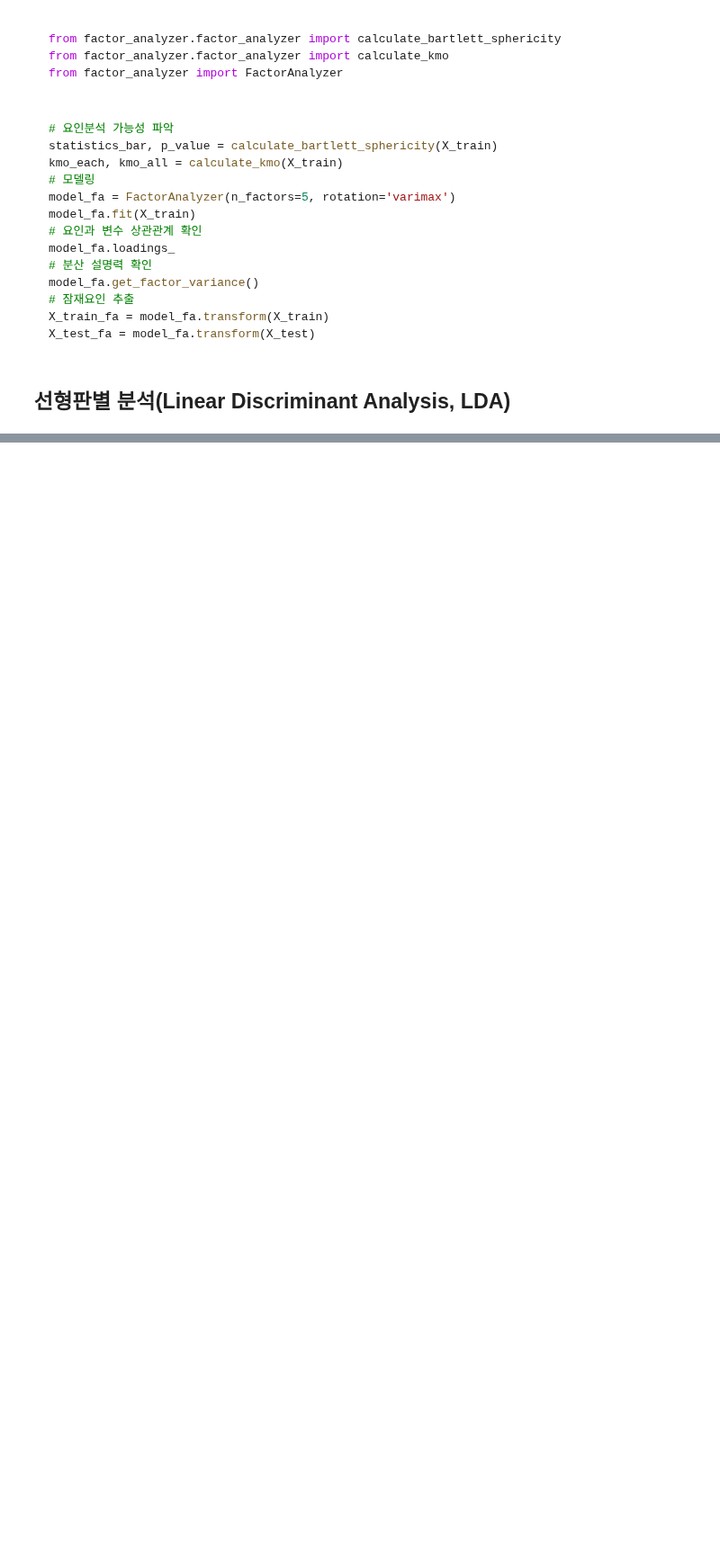
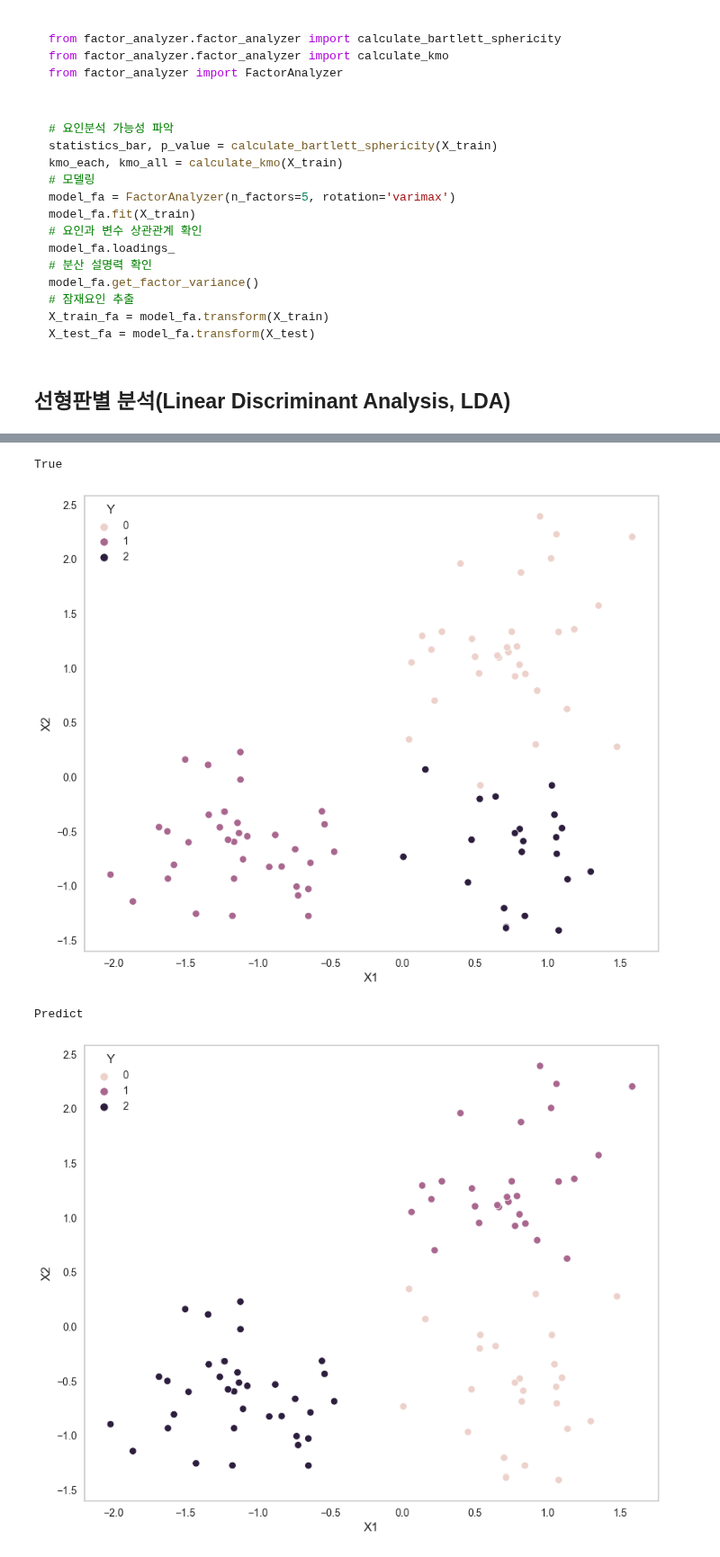
Before and after one commit to ahn283/finance, a Jupyter notebook: machine_learning/unsupervised.ipynb, the cells around one changed output, grey strips where cells are left out. Shown at 90% size. Cells and saved outputs as stored; diff of their text form; code cells hidden in the pictures; blank space fills up the shorter version.

```diff
--- a/machine_learning/unsupervised.ipynb
+++ b/machine_learning/unsupervised.ipynb
@@ -810,0 +1092,6 @@ X_test_fa = model_fa.transform(X_test)
+# %%
+# 모델링
+model_kmeans = KMeans(n_clusters=3, random_state=123)
+model_kmeans.fit(X_train, Y_train)
+Y_trpred = model_kmeans.predict(X_train)
+Y_tepred = model_kmeans.predict(X_test)
@@ -810,0 +1104,19 @@ X_test_fa = model_fa.transform(X_test)
+# %%
+# 성능 시각화
+print('True')
+plt.figure(figsize=(10, 8))
+sns.scatterplot(x='X1', y='X2', hue='Y', data=df_test)
+plt.grid()
+plt.show()
+print('Predict')
+df_tepred = pd.concat([pd.DataFrame(X_test, columns=X_label),
+                       pd.DataFrame(Y_tepred, columns=Y_label)], axis=1)
+plt.figure(figsize=(10, 8))
+sns.scatterplot(x='X1', y='X2', hue='Y', data=df_tepred)
+plt.grid()
+plt.show()
+# %% [output]
+True
+[figure, added]
+Predict
+[figure, added]
```
Also changed, not shown: parts of 19 cells of this notebook, 2 other files.
